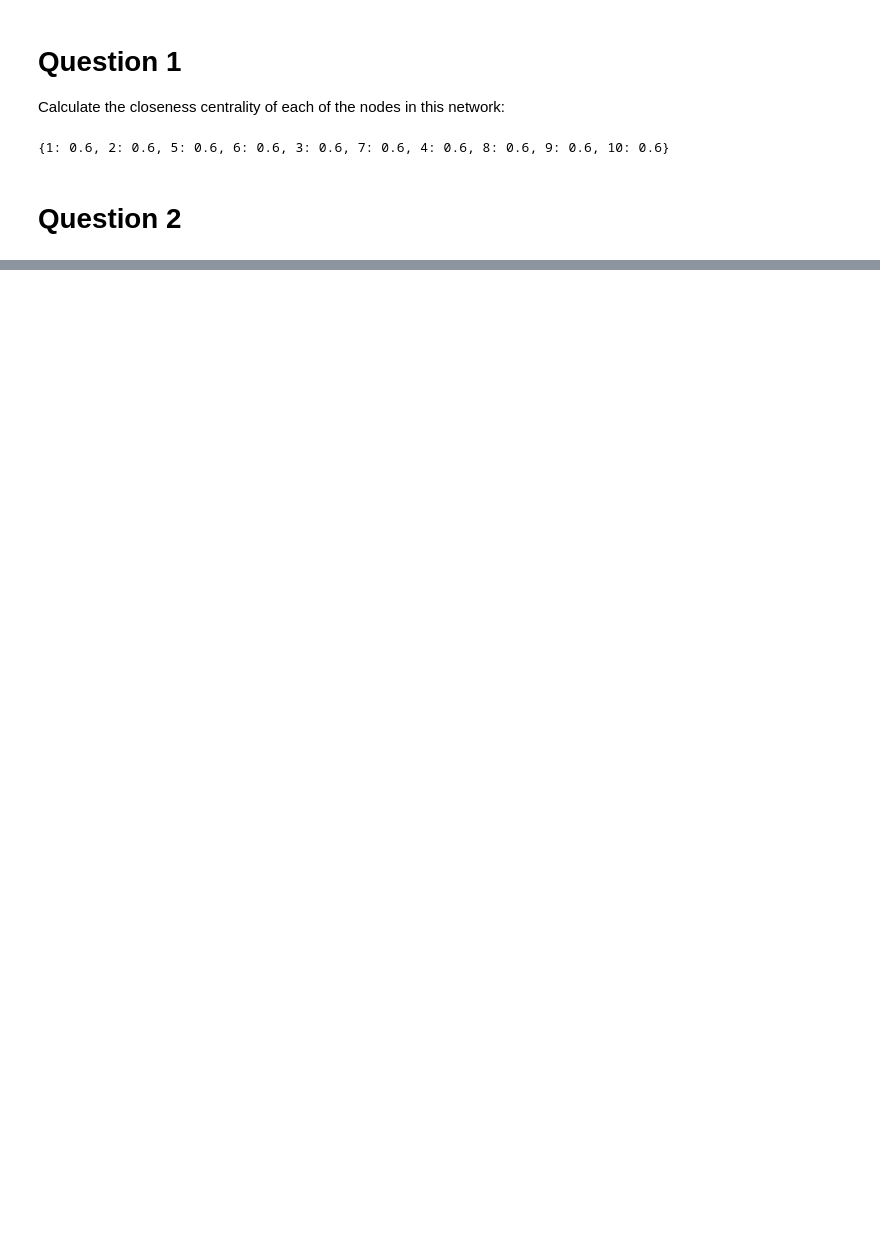
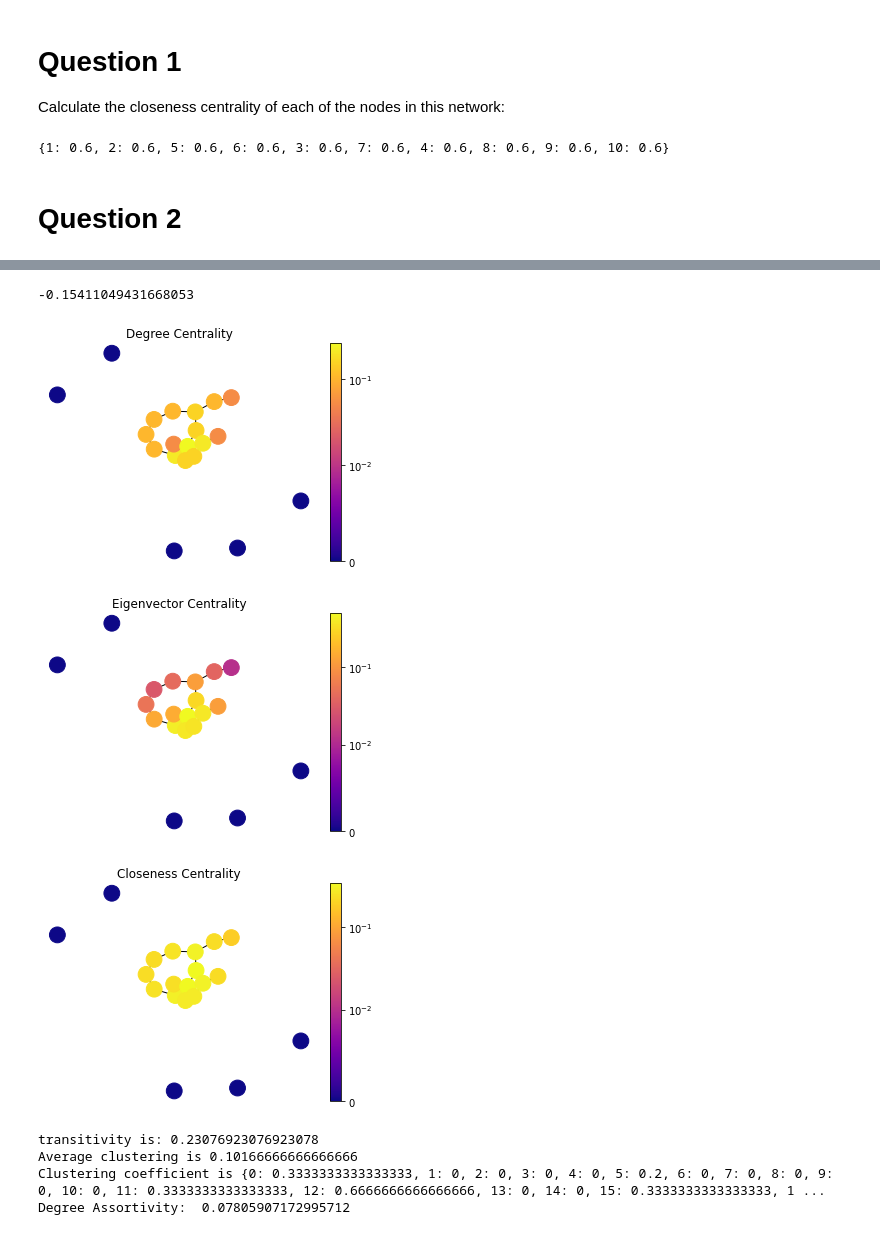
Before and after one commit to WDaugherty/ECE-5260, a Jupyter notebook: HW5/HW5_Notebook.ipynb, the cells around one changed output, grey strips where cells are left out. Saved outputs shown, nothing was run; the diff lists cells and outputs as text; code cells hidden in the pictures; blank space fills up the shorter version.

```diff
--- a/HW5/HW5_Notebook.ipynb
+++ b/HW5/HW5_Notebook.ipynb
@@ -12,3 +27,18 @@ import matplotlib.pyplot as plt
+# %%
+def draw(G, pos, measures, measure_name):
+
+    nodes = nx.draw_networkx_nodes(G, pos, node_size=250, cmap=plt.cm.plasma,
+                                   node_color=list(measures.values()),
+                                   nodelist=measures.keys())
+    nodes.set_norm(mcolors.SymLogNorm(linthresh=0.01, linscale=1, base=10))
+    # labels = nx.draw_networkx_labels(G, pos)
+    edges = nx.draw_networkx_edges(G, pos)
+
+    plt.title(measure_name)
+    plt.colorbar(nodes)
+
+    plt.axis('off')
+    plt.show()
 # %%
 G1 = nx.Graph()
 
@@ -33,0 +101,31 @@ nx.transitivity(G2)
+# %%
+#Degree Asortivity of G2
+
+nx.degree_assortativity_coefficient(G2)
+# %% [output]
+-0.15411049431668053
+# %%
+def metrics(p):
+
+    G = nx.gnp_random_graph(20, p, seed=1096)
+
+    trans = nx.transitivity(G)
+    avg = nx.average_clustering(G)
+    clust = nx.clustering(G)
+    assort = nx.degree_assortativity_coefficient(G)
+
+    pos = nx.spring_layout(G)
+    draw(G, pos, nx.degree_centrality(G), 'Degree Centrality')
+    draw(G, pos, nx.eigenvector_centrality(G), 'Eigenvector Centrality')
+    draw(G, pos, nx.closeness_centrality(G), 'Closeness Centrality')
+    return print("transitivity is:" ,trans, "\nAverage clustering is" ,avg, "\nClustering coefficient is" ,clust, "\nDegree Assortivity: ", assort)
+# %%
+metrics(0.1)
+# %% [output]
+[figure, added]
+[figure, added]
+[figure, added]
+transitivity is: 0.23076923076923078
+Average clustering is 0.10166666666666666
+Clustering coefficient is {0: 0.3333333333333333, 1: 0, 2: 0, 3: 0, 4: 0, 5: 0.2, 6: 0, 7: 0, 8: 0, 9: 0, 10: 0, 11: 0.3333333333333333, 12: 0.6666666666666666, 13: 0, 14: 0, 15: 0.3333333333333333, 1 ...
+Degree Assortivity:  0.07805907172995712
```
Also changed, not shown: parts of 14 cells of this notebook, 7 other files.
